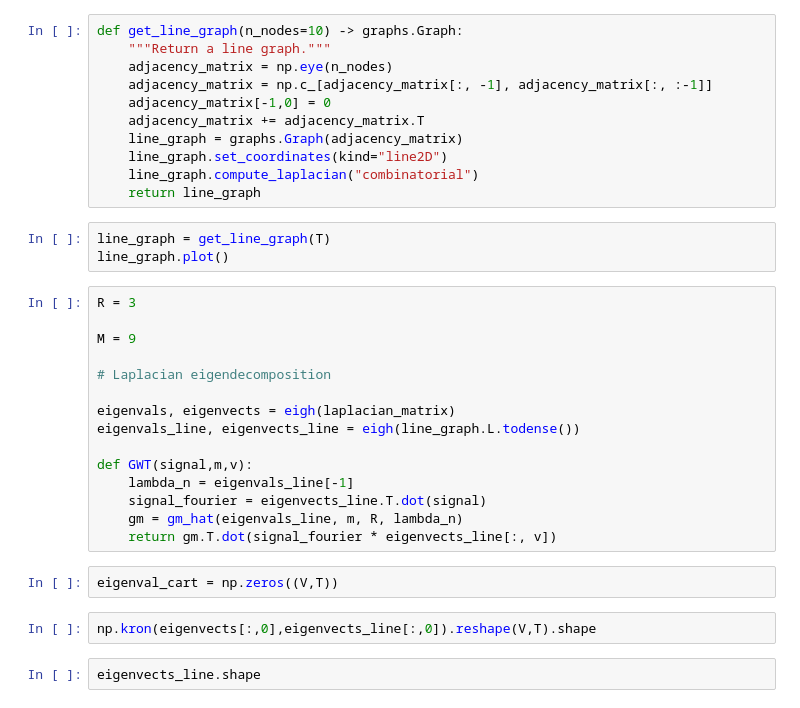
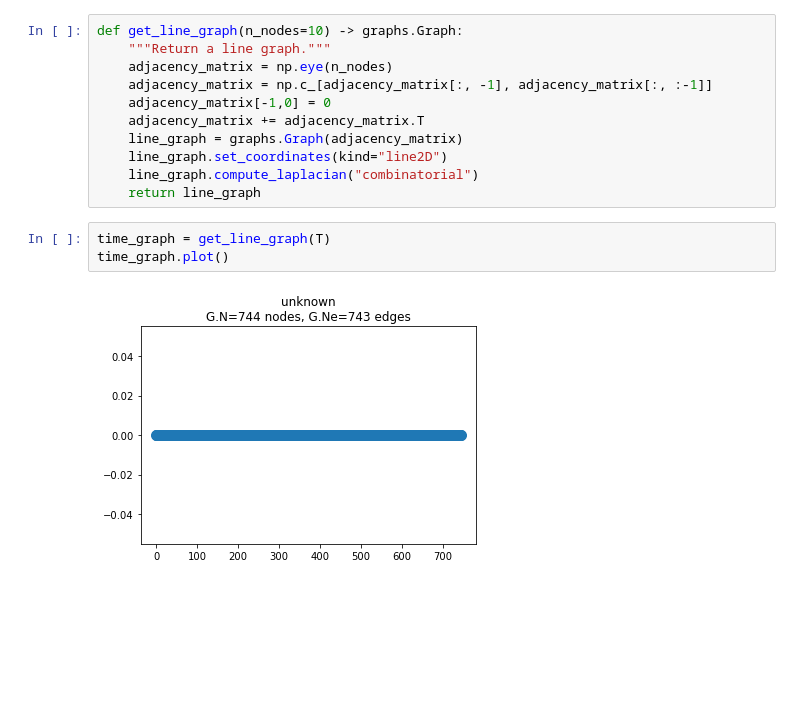
Before and after one commit to rafaelbrutti/MVA, a Jupyter notebook: ML - Time Series/Assignment 3 /Assignment 3.ipynb, the cells around one changed output. Drawn from its saved outputs; the diff is of its cells as text; blank space fills up the shorter version.

```diff
--- a/ML - Time Series/Assignment 3 /Assignment 3.ipynb
+++ b/ML - Time Series/Assignment 3 /Assignment 3.ipynb
@@ -627,26 +659,7 @@ def get_line_graph(n_nodes=10) -> graphs.Graph:
     line_graph.compute_laplacian("combinatorial")
     return line_graph
 # %%
-line_graph = get_line_graph(T)
-line_graph.plot()
+time_graph = get_line_graph(T)
+time_graph.plot()
+# %% [output]
+[figure, added]
-# %%
-R = 3
-
-M = 9
-
-# Laplacian eigendecomposition
-
-eigenvals, eigenvects = eigh(laplacian_matrix)
-eigenvals_line, eigenvects_line = eigh(line_graph.L.todense())
-
-def GWT(signal,m,v):
-    lambda_n = eigenvals_line[-1]
-    signal_fourier = eigenvects_line.T.dot(signal)
-    gm = gm_hat(eigenvals_line, m, R, lambda_n)
-    return gm.T.dot(signal_fourier * eigenvects_line[:, v])
-# %%
-eigenval_cart = np.zeros((V,T))
-# %%
-np.kron(eigenvects[:,0],eigenvects_line[:,0]).reshape(V,T).shape
-# %%
-eigenvects_line.shape
```
Also changed, not shown: parts of 19 cells of this notebook, 1 other file.
